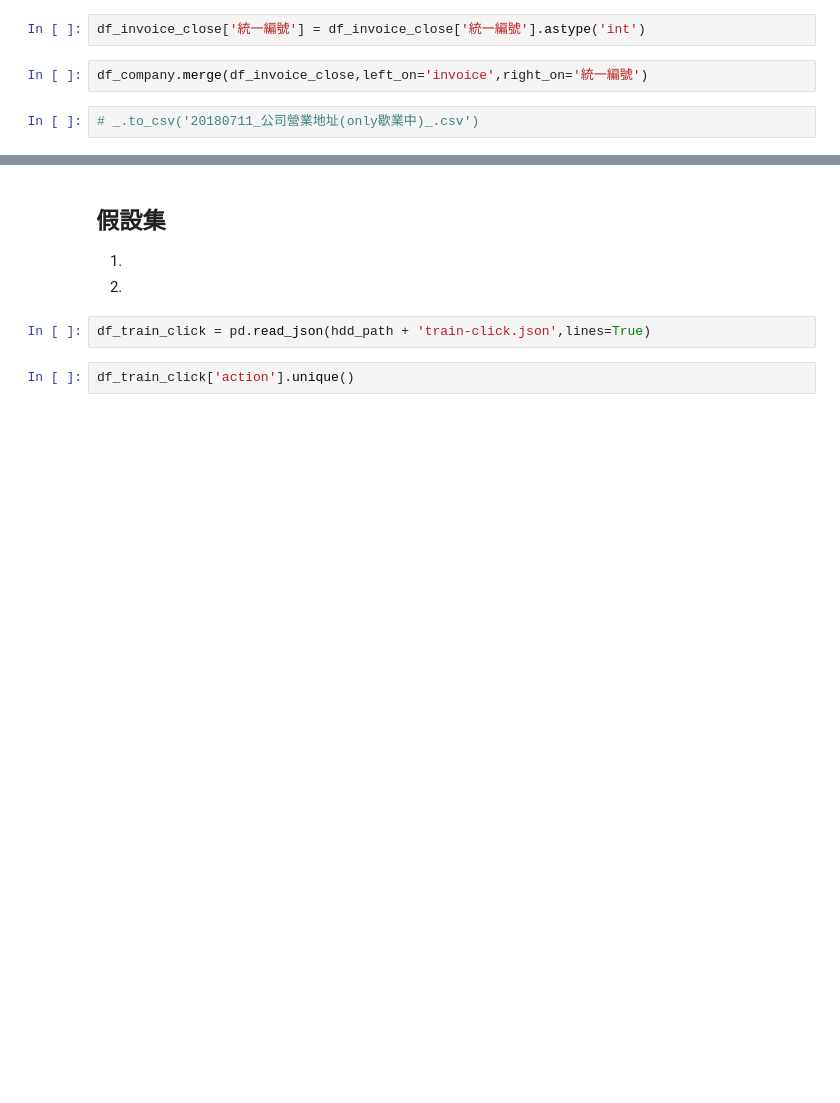
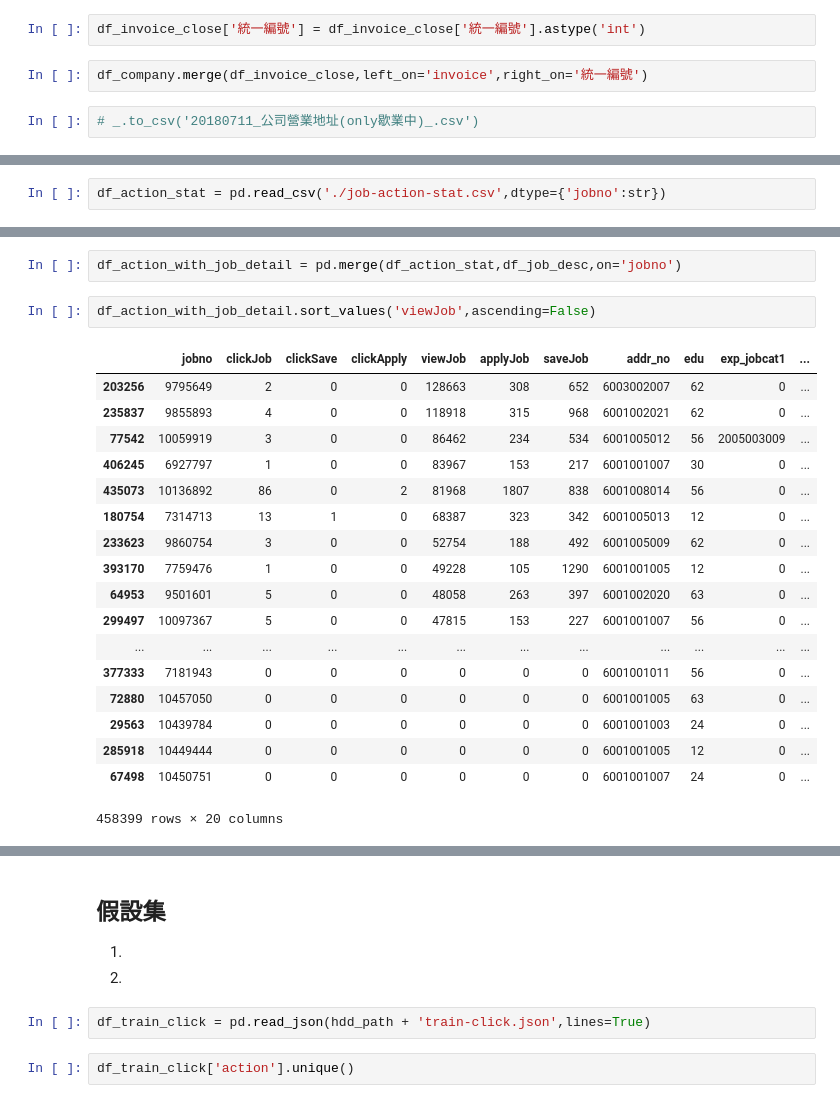
Before and after one commit to kuonumber/201807_104_hr_bank, a Jupyter notebook: 20180710_104_資料清理.ipynb, the cells around one changed output, grey strips where cells are left out. Cells and saved outputs as stored; diff of their text form; blank space fills up the shorter version.

```diff
--- a/20180710_104_資料清理.ipynb
+++ b/20180710_104_資料清理.ipynb
@@ -284,0 +310,2 @@ df_company.merge(df_invoice_close,left_on='invoice',right_on='統一編號')
+# %%
+df_action_stat = pd.read_csv('./job-action-stat.csv',dtype={'jobno':str})
@@ -284,0 +343,23 @@ df_company.merge(df_invoice_close,left_on='invoice',right_on='統一編號')
+# %%
+df_action_with_job_detail = pd.merge(df_action_stat,df_job_desc,on='jobno')
+# %%
+df_action_with_job_detail.sort_values('viewJob',ascending=False)
+# %% [output]
+|  | jobno | clickJob | clickSave | clickApply | viewJob | applyJob | saveJob | addr_no | edu | exp_jobcat1 | ... |
+| 203256 | 9795649 | 2 | 0 | 0 | 128663 | 308 | 652 | 6003002007 | 62 | 0 | ... |
+| 235837 | 9855893 | 4 | 0 | 0 | 118918 | 315 | 968 | 6001002021 | 62 | 0 | ... |
+| 77542 | 10059919 | 3 | 0 | 0 | 86462 | 234 | 534 | 6001005012 | 56 | 2005003009 | ... |
+| 406245 | 6927797 | 1 | 0 | 0 | 83967 | 153 | 217 | 6001001007 | 30 | 0 | ... |
+| 435073 | 10136892 | 86 | 0 | 2 | 81968 | 1807 | 838 | 6001008014 | 56 | 0 | ... |
+| 180754 | 7314713 | 13 | 1 | 0 | 68387 | 323 | 342 | 6001005013 | 12 | 0 | ... |
+| 233623 | 9860754 | 3 | 0 | 0 | 52754 | 188 | 492 | 6001005009 | 62 | 0 | ... |
+| 393170 | 7759476 | 1 | 0 | 0 | 49228 | 105 | 1290 | 6001001005 | 12 | 0 | ... |
+| 64953 | 9501601 | 5 | 0 | 0 | 48058 | 263 | 397 | 6001002020 | 63 | 0 | ... |
+| 299497 | 10097367 | 5 | 0 | 0 | 47815 | 153 | 227 | 6001001007 | 56 | 0 | ... |
+| ... | ... | ... | ... | ... | ... | ... | ... | ... | ... | ... | ... |
+| 377333 | 7181943 | 0 | 0 | 0 | 0 | 0 | 0 | 6001001011 | 56 | 0 | ... |
+| 72880 | 10457050 | 0 | 0 | 0 | 0 | 0 | 0 | 6001001005 | 63 | 0 | ... |
+| 29563 | 10439784 | 0 | 0 | 0 | 0 | 0 | 0 | 6001001003 | 24 | 0 | ... |
+| 285918 | 10449444 | 0 | 0 | 0 | 0 | 0 | 0 | 6001001005 | 12 | 0 | ... |
+| 67498 | 10450751 | 0 | 0 | 0 | 0 | 0 | 0 | 6001001007 | 24 | 0 | ... |
+458399 rows × 20 columns
```
Also changed, not shown: parts of 67 cells of this notebook, 2 other files.
